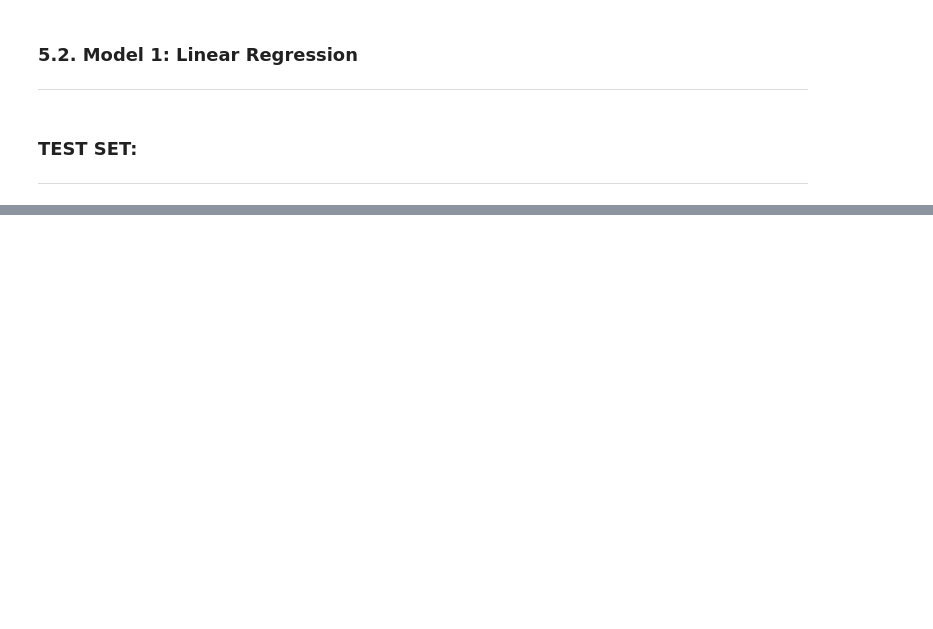
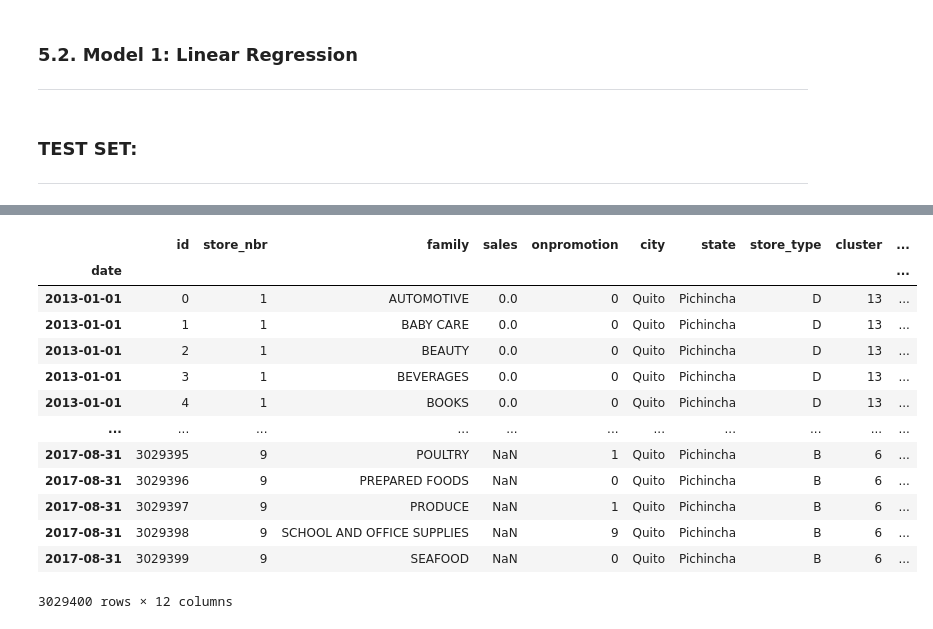
Before and after one commit to edmar-bevilaqua/store-sales-tsf-kaggle-competition, a Jupyter notebook: store-sales-tsf.ipynb, the cells around one changed output, grey strips where cells are left out. Saved outputs shown, nothing was run; the diff lists cells and outputs as text; code cells hidden in the pictures; blank space fills up the shorter version.

```diff
--- a/store-sales-tsf.ipynb
+++ b/store-sales-tsf.ipynb
@@ -1519,0 +1566,3 @@ for _, row in store_product_combinations.iterrows():
+# %%
+# test set
+test_set = pd.read_csv('./data/test.csv', dtype={'date':'str'}, parse_dates=['date'])
@@ -1546,0 +1648,2 @@ for _, row in store_product_combinations.iterrows():
+# %%
+merged.set_index('date', inplace=True)
@@ -1546,0 +1688,29 @@ for _, row in store_product_combinations.iterrows():
+# %%
+# Merging with columns ('store_nbr' and 'date') or only ('date') in the datasets using the merge() function with how= 'inner' or 'left', depending.
+
+# stores -> train
+merged_test = pd.merge(left=test_set, right=stores, on='store_nbr', how='inner')
+
+# transactions -> train
+merged_test = pd.merge(left=merged_test, right=transactions, on=['date', 'store_nbr'], how='left').fillna(0)
+
+# national_holidays -> train
+for date in national_holidays['date']:
+    merged_test.loc[merged_test['date'] == date, 'holiday'] = 1
+
+# regional_holidays -> train
+for date, state in zip(regional_holidays['date'], regional_holidays['locale_name']):
+    merged_test.loc[(merged_test['date'] == date) & (merged_test['state'] == state), 'holiday'] = 1
+
+# local_holidays -> train
+for date, city in zip(local_holidays['date'], local_holidays['locale_name']):
+    merged_test.loc[(merged_test['date'] == date) & (merged_test['city'] == city), 'holiday'] = 1
+
+# Filling other days of 'holiday' feature with 0
+merged_test['holiday'] = merged_test['holiday'].fillna(0)
+
+# oil -> train
+merged_test = pd.merge(left=merged_test, right=oil, on='date', how='left')
+
+# View the first five rows of the merged_test dataset
+merged_test.set_index('date', inplace=True)
@@ -1546,0 +1788,19 @@ for _, row in store_product_combinations.iterrows():
+# %%
+temp_concat = pd.concat([merged, merged_test], axis=0)
+temp_concat.reset_index().set_index(['date', 'family'], inplace=True)
+temp_concat
+# %% [output]
+|  | id | store_nbr | family | sales | onpromotion | city | state | store_type | cluster | ... |
+| date |  |  |  |  |  |  |  |  |  | ... |
+| 2013-01-01 | 0 | 1 | AUTOMOTIVE | 0.0 | 0 | Quito | Pichincha | D | 13 | ... |
+| 2013-01-01 | 1 | 1 | BABY CARE | 0.0 | 0 | Quito | Pichincha | D | 13 | ... |
+| 2013-01-01 | 2 | 1 | BEAUTY | 0.0 | 0 | Quito | Pichincha | D | 13 | ... |
+| 2013-01-01 | 3 | 1 | BEVERAGES | 0.0 | 0 | Quito | Pichincha | D | 13 | ... |
+| 2013-01-01 | 4 | 1 | BOOKS | 0.0 | 0 | Quito | Pichincha | D | 13 | ... |
+| ... | ... | ... | ... | ... | ... | ... | ... | ... | ... | ... |
+| 2017-08-31 | 3029395 | 9 | POULTRY | NaN | 1 | Quito | Pichincha | B | 6 | ... |
+| 2017-08-31 | 3029396 | 9 | PREPARED FOODS | NaN | 0 | Quito | Pichincha | B | 6 | ... |
+| 2017-08-31 | 3029397 | 9 | PRODUCE | NaN | 1 | Quito | Pichincha | B | 6 | ... |
+| 2017-08-31 | 3029398 | 9 | SCHOOL AND OFFICE SUPPLIES | NaN | 9 | Quito | Pichincha | B | 6 | ... |
+| 2017-08-31 | 3029399 | 9 | SEAFOOD | NaN | 0 | Quito | Pichincha | B | 6 | ... |
+3029400 rows × 12 columns
```
Also changed, not shown: parts of 23 cells of this notebook.
